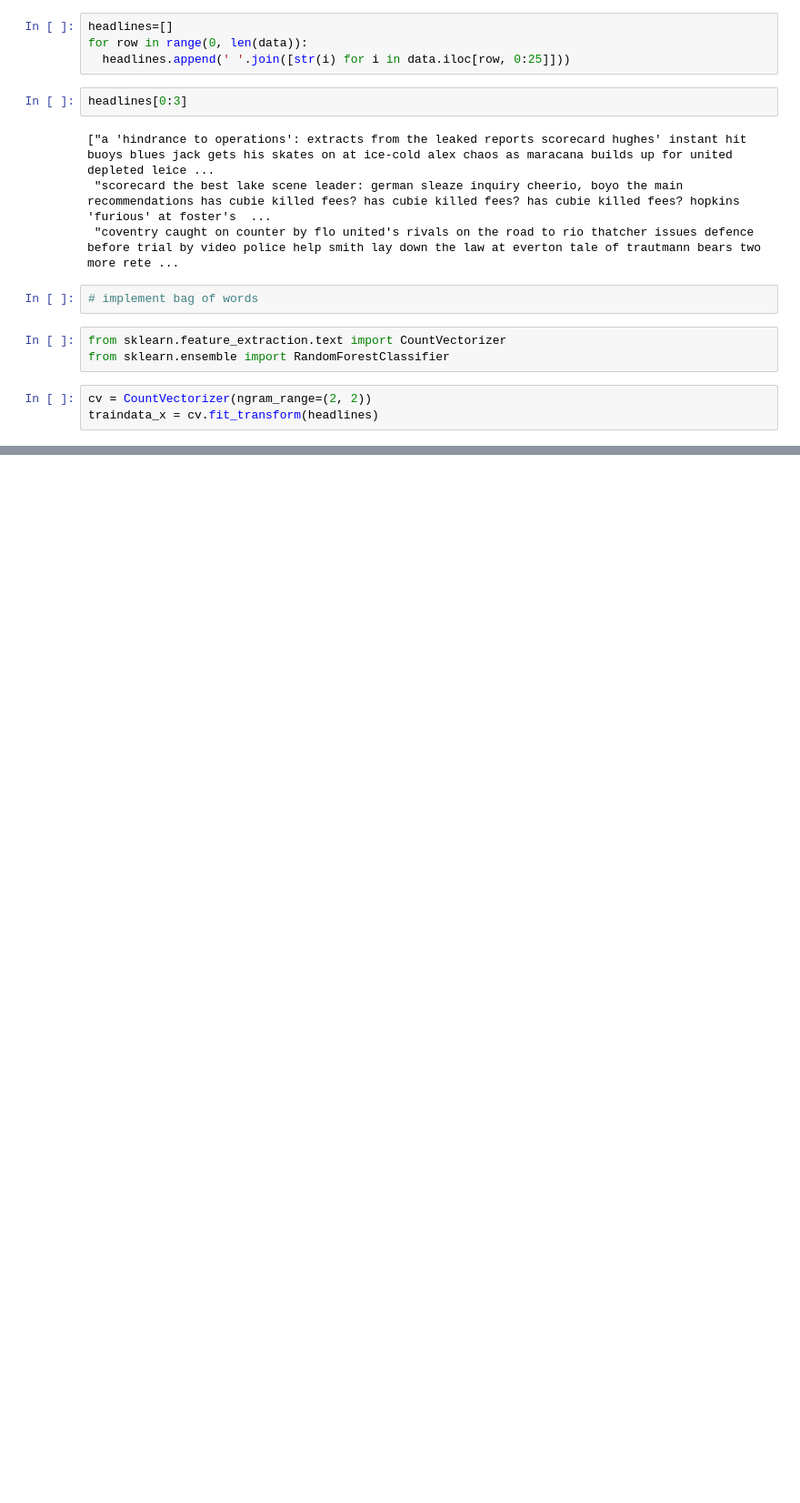
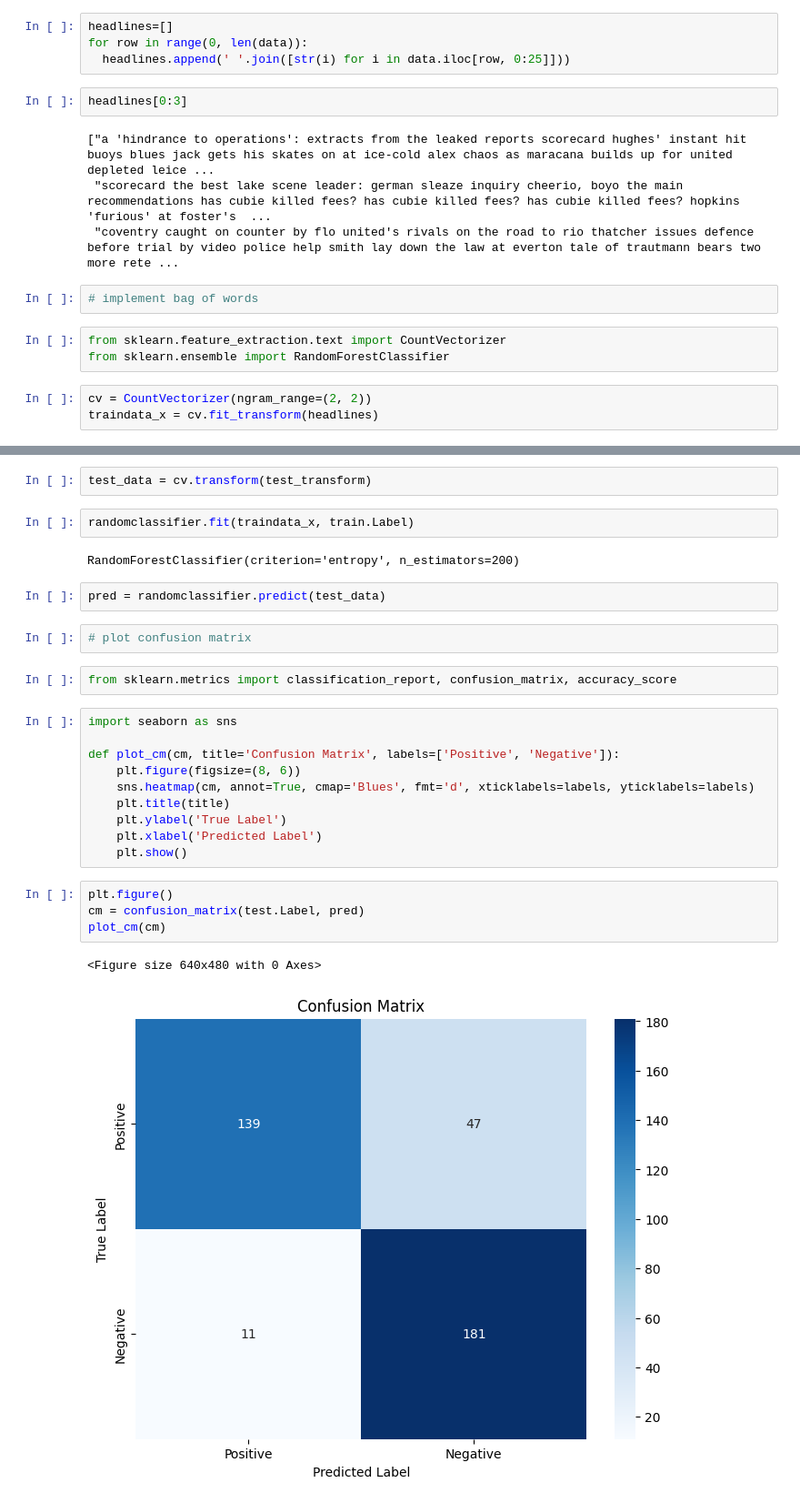
Before and after one commit to tengkumuazabs/my-portfolio, a Jupyter notebook: python-projects/nlp/news-stocks/news-stocks.ipynb, the cells around one changed output, grey strips where cells are left out. Shown: that part at 91% size. Saved outputs shown, nothing was run; the diff lists cells and outputs as text; blank space fills up the shorter version.

```diff
--- a/python-projects/nlp/news-stocks/news-stocks.ipynb
+++ b/python-projects/nlp/news-stocks/news-stocks.ipynb
@@ -282,0 +295,29 @@ test_transform=[]
+# %%
+test_data = cv.transform(test_transform)
+# %%
+randomclassifier.fit(traindata_x, train.Label)
+# %% [output]
+RandomForestClassifier(criterion='entropy', n_estimators=200)
+# %%
+pred = randomclassifier.predict(test_data)
+# %%
+# plot confusion matrix
+# %%
+from sklearn.metrics import classification_report, confusion_matrix, accuracy_score
+# %%
+import seaborn as sns
+
+def plot_cm(cm, title='Confusion Matrix', labels=['Positive', 'Negative']):
+    plt.figure(figsize=(8, 6))
+    sns.heatmap(cm, annot=True, cmap='Blues', fmt='d', xticklabels=labels, yticklabels=labels)
+    plt.title(title)
+    plt.ylabel('True Label')
+    plt.xlabel('Predicted Label')
+    plt.show()
+# %%
+plt.figure()
+cm = confusion_matrix(test.Label, pred)
+plot_cm(cm)
+# %% [output]
+<Figure size 640x480 with 0 Axes>
+[figure, added]
```
Also changed, not shown: parts of 18 cells of this notebook.
